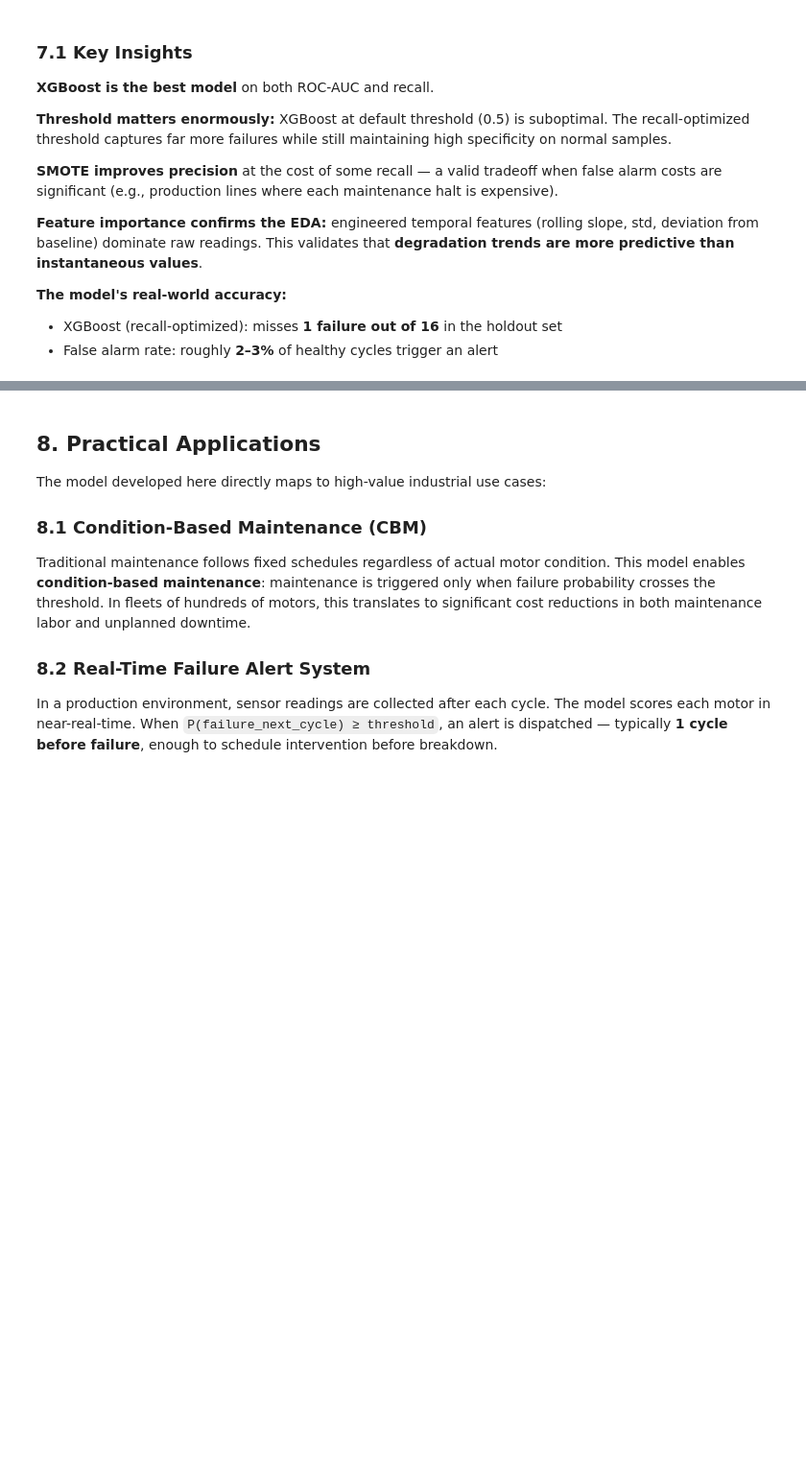
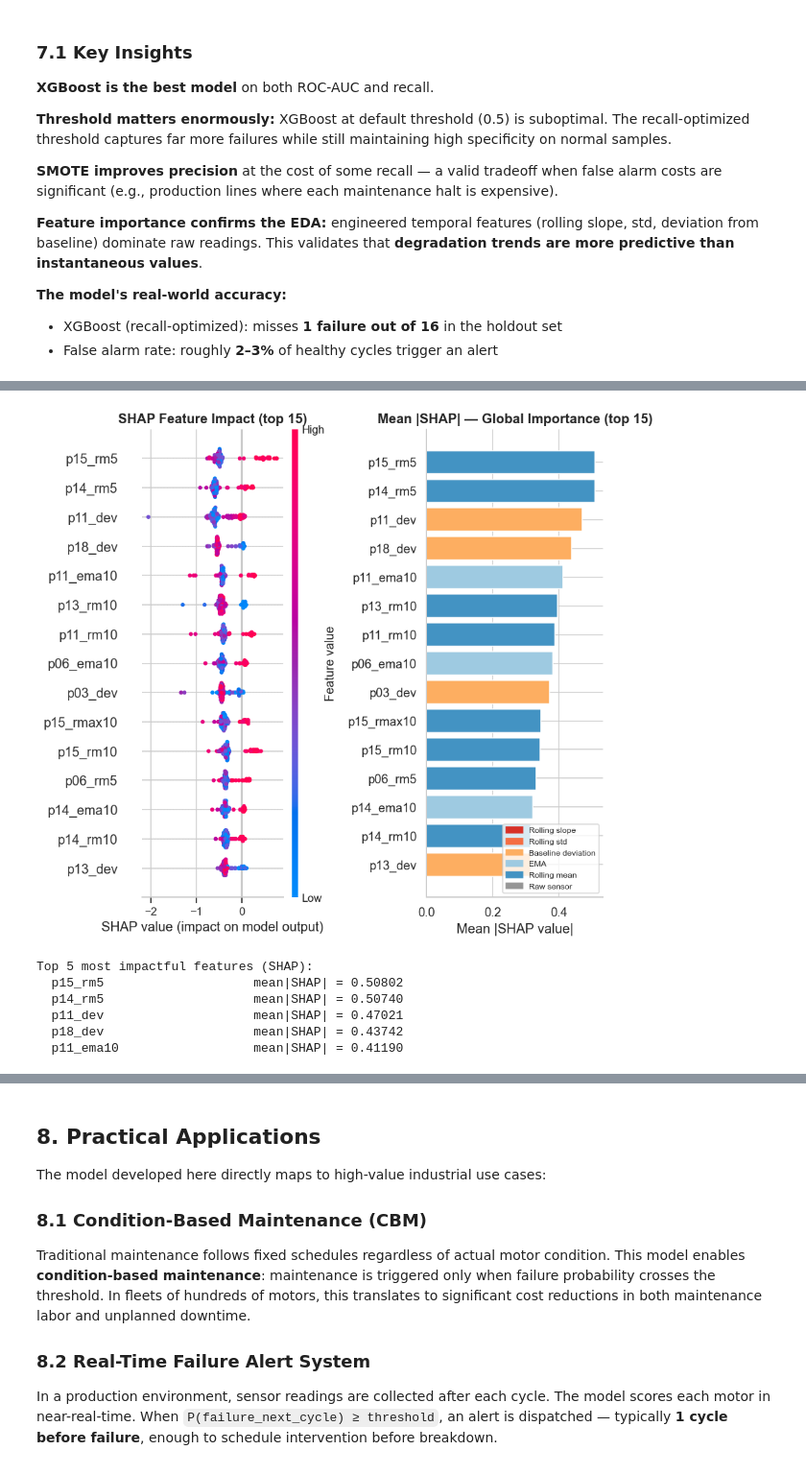
Before and after one commit to ricardobnjunior/motor-failure-prediction, a Jupyter notebook: motor_failure_prediction.ipynb, the cells around one changed output, grey strips where cells are left out. Shown at 96% size. Saved outputs shown, nothing was run; the diff lists cells and outputs as text; code cells hidden in the pictures; blank space fills up the shorter version.

Commit message:
feat: add SHAP explainability and error analysis sections

```diff
--- a/motor_failure_prediction.ipynb
+++ b/motor_failure_prediction.ipynb
@@ -629,0 +636,63 @@ plt.show()
+# %%
+import shap
+
+explainer = shap.TreeExplainer(xgb_w)
+
+# Compute SHAP on all test failures + 100 normal samples
+failure_idx = np.where(y_test == 1)[0]
+normal_idx  = np.random.RandomState(SEED).choice(np.where(y_test == 0)[0], 100, replace=False)
+shap_idx    = np.concatenate([failure_idx, normal_idx])
+X_shap      = X_test[shap_idx]
+
+shap_values = explainer(X_shap)
+
+fig, axes = plt.subplots(1, 2, figsize=(16, 7))
+
+# Beeswarm summary
+plt.sca(axes[0])
+shap.summary_plot(shap_values.values, X_shap,
+                  feature_names=FEATURE_COLS, max_display=15, show=False)
+axes[0].set_title('SHAP Feature Impact (top 15)', fontweight='bold')
+
+# Mean |SHAP| bar
+mean_shap = pd.Series(np.abs(shap_values.values).mean(axis=0), index=FEATURE_COLS)
+top15 = mean_shap.nlargest(15).sort_values()
+
+def feat_color(name):
+    if 'slope' in name: return '#d73027'
+    if 'rs'    in name: return '#f46d43'
+    if 'dev'   in name: return '#fdae61'
+    if 'ema'   in name: return '#9ecae1'
+    if 'rm'    in name: return '#4393c3'
+    return '#969696'
+
+axes[1].barh(top15.index, top15.values,
+             color=[feat_color(i) for i in top15.index], edgecolor='white')
+axes[1].set_title('Mean |SHAP| — Global Importance (top 15)', fontweight='bold')
+axes[1].set_xlabel('Mean |SHAP value|')
+
+from matplotlib.patches import Patch
+axes[1].legend(handles=[
+    Patch(color='#d73027', label='Rolling slope'),
+    Patch(color='#f46d43', label='Rolling std'),
+    Patch(color='#fdae61', label='Baseline deviation'),
+    Patch(color='#9ecae1', label='EMA'),
+    Patch(color='#4393c3', label='Rolling mean'),
+    Patch(color='#969696', label='Raw sensor'),
+], loc='lower right', fontsize=8)
+
+plt.tight_layout()
+plt.savefig('fig_08_shap.png', bbox_inches='tight')
+plt.show()
+
+print("Top 5 most impactful features (SHAP):")
+for feat, val in mean_shap.nlargest(5).items():
+    print(f"  {feat:<25s}  mean|SHAP| = {val:.5f}")
+# %% [output]
+[figure, added]
+Top 5 most impactful features (SHAP):
+  p15_rm5                    mean|SHAP| = 0.50802
+  p14_rm5                    mean|SHAP| = 0.50740
+  p11_dev                    mean|SHAP| = 0.47021
+  p18_dev                    mean|SHAP| = 0.43742
+  p11_ema10                  mean|SHAP| = 0.41190
```
Also changed, not shown: parts of 4 cells of this notebook, 2 other files.
